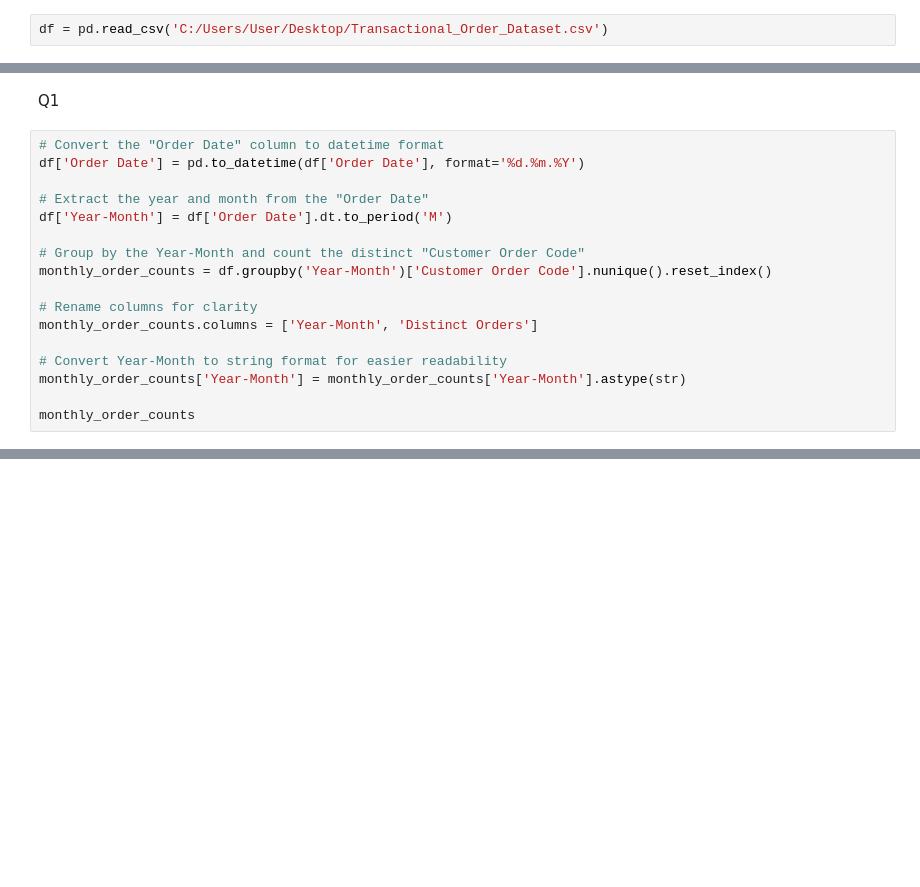
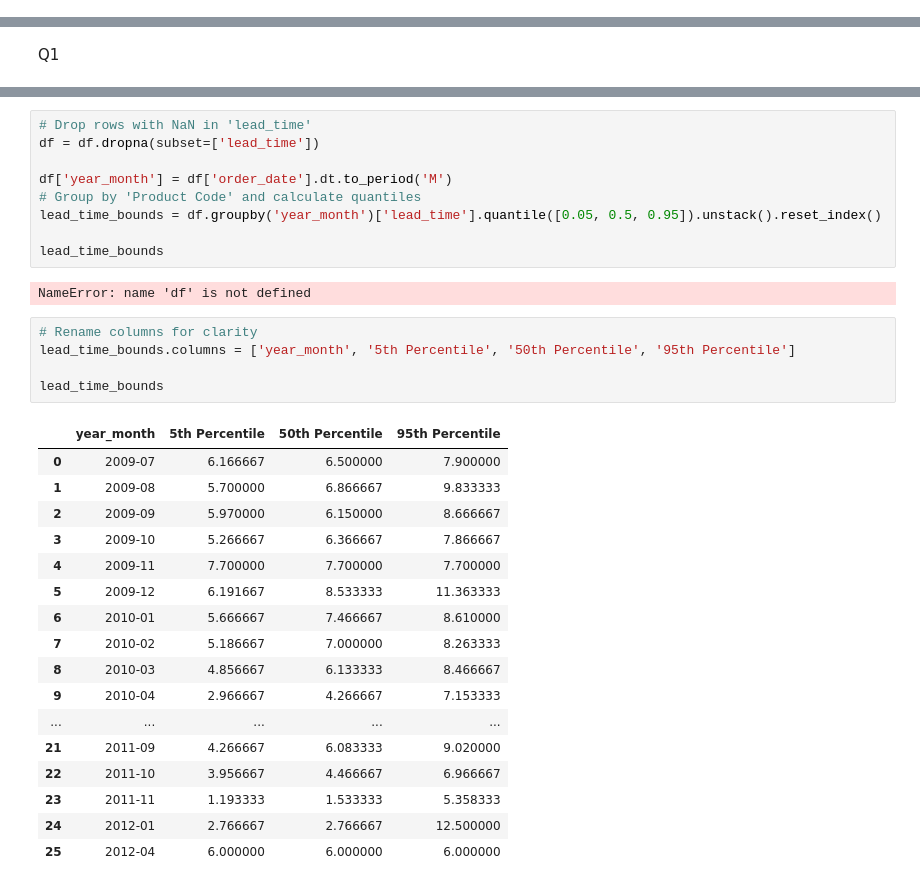
Before and after one commit to qmdismnp/Schulich_DS_MBAN, a Jupyter notebook: predictive model/final_project.ipynb, the cells around one changed output, grey strips where cells are left out. Drawn from its saved outputs; the diff is of its cells as text; blank space fills up the shorter version.

```diff
--- a/predictive model/final_project.ipynb
+++ b/predictive model/final_project.ipynb
@@ -8,2 +6,0 @@ from statsmodels.sandbox.regression.gmm import GMM
-# %%
-df = pd.read_csv('C:/Users/User/Desktop/Transactional_Order_Dataset.csv')
@@ -26,19 +29,2 @@ df
 # %% [markdown]
 Q1
-# %%
-# Convert the "Order Date" column to datetime format
-df['Order Date'] = pd.to_datetime(df['Order Date'], format='%d.%m.%Y')
-
-# Extract the year and month from the "Order Date"
-df['Year-Month'] = df['Order Date'].dt.to_period('M')
-
-# Group by the Year-Month and count the distinct "Customer Order Code"
-monthly_order_counts = df.groupby('Year-Month')['Customer Order Code'].nunique().reset_index()
-
-# Rename columns for clarity
-monthly_order_counts.columns = ['Year-Month', 'Distinct Orders']
-
-# Convert Year-Month to string format for easier readability
-monthly_order_counts['Year-Month'] = monthly_order_counts['Year-Month'].astype(str)
-
-monthly_order_counts
@@ -62,0 +177,34 @@ monthly_order_counts
+# %%
+# Drop rows with NaN in 'lead_time'
+df = df.dropna(subset=['lead_time'])
+
+df['year_month'] = df['order_date'].dt.to_period('M')
+# Group by 'Product Code' and calculate quantiles
+lead_time_bounds = df.groupby('year_month')['lead_time'].quantile([0.05, 0.5, 0.95]).unstack().reset_index()
+
+lead_time_bounds
+# %% [output]
+NameError: name 'df' is not defined
+# %%
+# Rename columns for clarity
+lead_time_bounds.columns = ['year_month', '5th Percentile', '50th Percentile', '95th Percentile']
+
+lead_time_bounds
+# %% [output]
+|  | year_month | 5th Percentile | 50th Percentile | 95th Percentile |
+| 0 | 2009-07 | 6.166667 | 6.500000 | 7.900000 |
+| 1 | 2009-08 | 5.700000 | 6.866667 | 9.833333 |
+| 2 | 2009-09 | 5.970000 | 6.150000 | 8.666667 |
+| 3 | 2009-10 | 5.266667 | 6.366667 | 7.866667 |
+| 4 | 2009-11 | 7.700000 | 7.700000 | 7.700000 |
+| 5 | 2009-12 | 6.191667 | 8.533333 | 11.363333 |
+| 6 | 2010-01 | 5.666667 | 7.466667 | 8.610000 |
+| 7 | 2010-02 | 5.186667 | 7.000000 | 8.263333 |
+| 8 | 2010-03 | 4.856667 | 6.133333 | 8.466667 |
+| 9 | 2010-04 | 2.966667 | 4.266667 | 7.153333 |
+| ... | ... | ... | ... | ... |
+| 21 | 2011-09 | 4.266667 | 6.083333 | 9.020000 |
+| 22 | 2011-10 | 3.956667 | 4.466667 | 6.966667 |
+| 23 | 2011-11 | 1.193333 | 1.533333 | 5.358333 |
+| 24 | 2012-01 | 2.766667 | 2.766667 | 12.500000 |
+| 25 | 2012-04 | 6.000000 | 6.000000 | 6.000000 |
```
Also changed, not shown: parts of 18 cells of this notebook.
